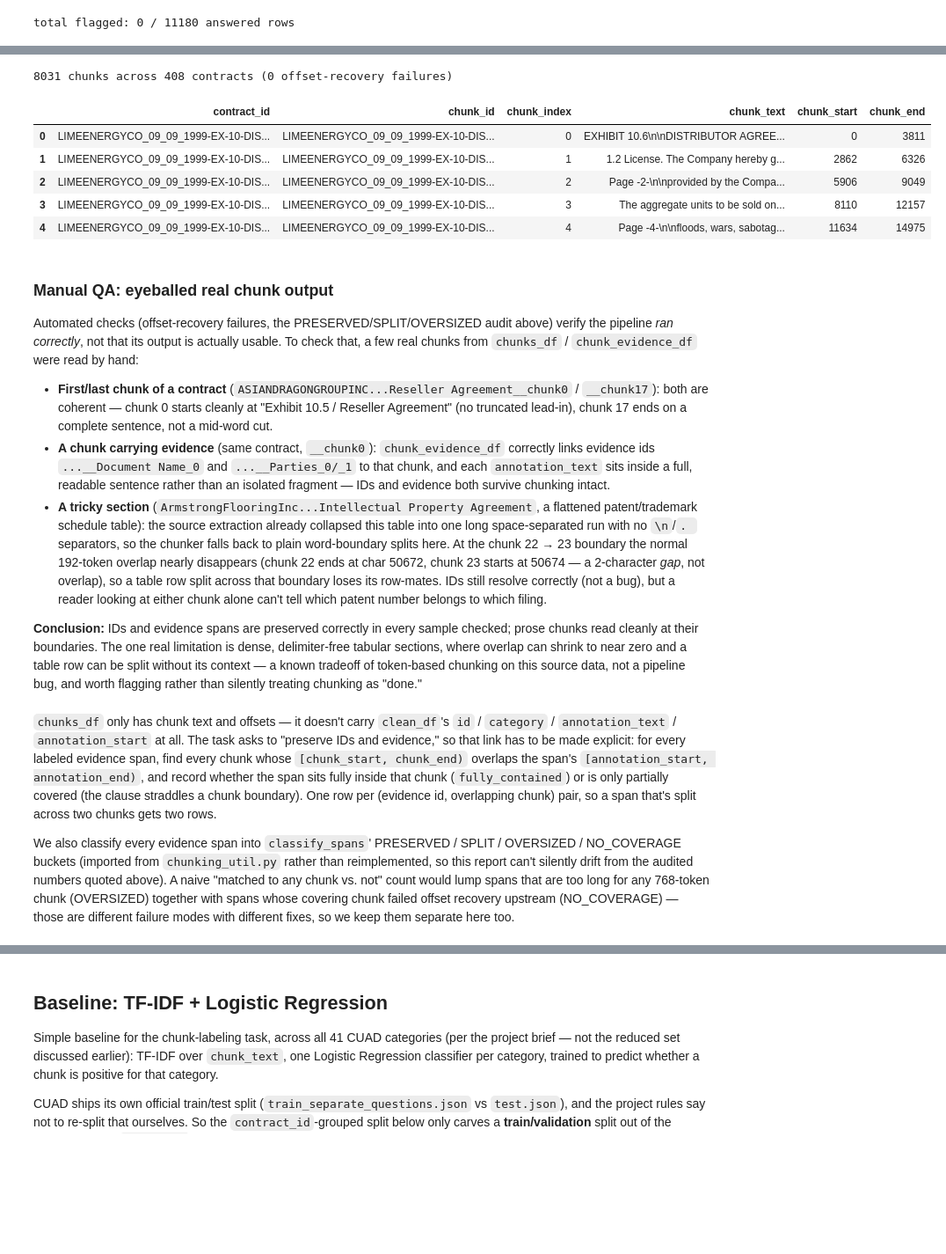
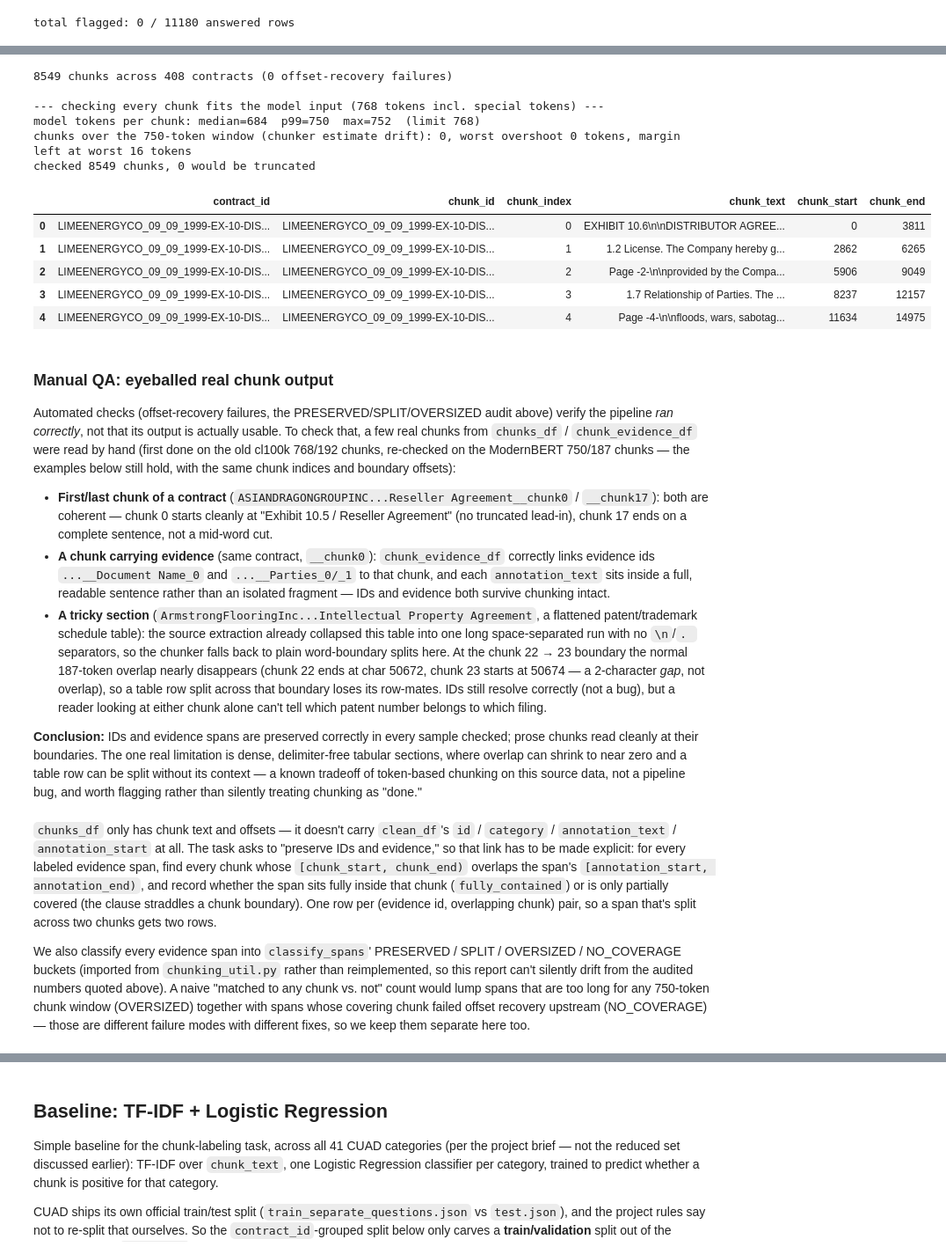
Before and after one commit to Break-Through-Tech/Accenture-1N-contract-review-challenge, a Jupyter notebook: notebooks/main_pipeline.ipynb, the cells around one changed output, grey strips where cells are left out. Shown at 88% size. Saved outputs shown, nothing was run; the diff lists cells and outputs as text; code cells hidden in the pictures; blank space fills up the shorter version.

```diff
--- a/notebooks/main_pipeline.ipynb
+++ b/notebooks/main_pipeline.ipynb
@@ -69,16 +81,7 @@ of a whitespace-normalized copy.
 # %%
-WINDOW_SIZE = 768
-OVERLAP = 192
-ENCODING_NAME = "cl100k_base"
-
-encoding = tiktoken.get_encoding(ENCODING_NAME)
-
-def token_len(text: str) -> int:
-    return len(encoding.encode(text))
-
-chunker = RecursiveTokenChunker(
-    chunk_size=WINDOW_SIZE,
-    chunk_overlap=OVERLAP,
-    separators=["\n\n", "\n", ". ", " ", ""],
-    length_function=token_len,
-)
+# token counter = ModernBERT's tokenizer without special tokens ([CLS]/[SEP] are already
+# subtracted out of WINDOW_SIZE); first run downloads the tokenizer from the Hugging Face Hub
+token_len = get_token_len_fn()
+chunker = build_chunker(token_len)
+print(f"chunking with {MODEL_NAME}'s tokenizer: window={WINDOW_SIZE}, overlap={OVERLAP}, "
+      f"model max_length={MAX_LENGTH}")
@@ -85,29 +91,26 @@ chunker = RecursiveTokenChunker(
 # %%
-contracts = clean_df.drop_duplicates("contract_id")[["contract_id", "text"]]
-rows = []
-for contract_id, text in contracts.itertuples(index=False):
-    for i, (chunk_text, (start, end)) in enumerate(chunk_text_with_offsets(chunker, text)):
-        rows.append({
-            "contract_id": contract_id,
-            "chunk_id": f"{contract_id}__chunk{i}",
-            "chunk_index": i,
-            "chunk_text": chunk_text,
-            "chunk_start": start,
-            "chunk_end": end,
-        })
-chunks_df = pd.DataFrame(rows)
+chunks_df = build_chunks_df(chunker, clean_df)
 
 n_offset_fail = int((chunks_df["chunk_start"] == -1).sum())
 print(f"{len(chunks_df)} chunks across {chunks_df['contract_id'].nunique()} contracts "
       f"({n_offset_fail} offset-recovery failures)")
+
+# every chunk has to fit the model input whole, otherwise a chunk labeled positive could lose the
+# evidence that made it positive -- raises instead of letting that happen silently
+check_no_truncation(chunks_df, load_tokenizer())
 chunks_df.head()
 # %% [output]
-8031 chunks across 408 contracts (0 offset-recovery failures)
+8549 chunks across 408 contracts (0 offset-recovery failures)
+
+--- checking every chunk fits the model input (768 tokens incl. special tokens) ---
+model tokens per chunk: median=684  p99=750  max=752  (limit 768)
+chunks over the 750-token window (chunker estimate drift): 0, worst overshoot 0 tokens, margin left at worst 16 tokens
+checked 8549 chunks, 0 would be truncated
 |  | contract_id | chunk_id | chunk_index | chunk_text | chunk_start | chunk_end |
 | 0 | LIMEENERGYCO_09_09_1999-EX-10-DIS... | LIMEENERGYCO_09_09_1999-EX-10-DIS... | 0 | EXHIBIT 10.6\n\nDISTRIBUTOR AGREE... | 0 | 3811 |
-| 1 | LIMEENERGYCO_09_09_1999-EX-10-DIS... | LIMEENERGYCO_09_09_1999-EX-10-DIS... | 1 | 1.2 License. The Company hereby g... | 2862 | 6326 |
+| 1 | LIMEENERGYCO_09_09_1999-EX-10-DIS... | LIMEENERGYCO_09_09_1999-EX-10-DIS... | 1 | 1.2 License. The Company hereby g... | 2862 | 6265 |
 | 2 | LIMEENERGYCO_09_09_1999-EX-10-DIS... | LIMEENERGYCO_09_09_1999-EX-10-DIS... | 2 | Page -2-\n\nprovided by the Compa... | 5906 | 9049 |
-| 3 | LIMEENERGYCO_09_09_1999-EX-10-DIS... | LIMEENERGYCO_09_09_1999-EX-10-DIS... | 3 | The aggregate units to be sold on... | 8110 | 12157 |
+| 3 | LIMEENERGYCO_09_09_1999-EX-10-DIS... | LIMEENERGYCO_09_09_1999-EX-10-DIS... | 3 | 1.7 Relationship of Parties. The ... | 8237 | 12157 |
 | 4 | LIMEENERGYCO_09_09_1999-EX-10-DIS... | LIMEENERGYCO_09_09_1999-EX-10-DIS... | 4 | Page -4-\n\nfloods, wars, sabotag... | 11634 | 14975 |
 # %% [markdown]
 ### Manual QA: eyeballed real chunk output
@@ -115,7 +118,9 @@ chunks_df.head()
 Automated checks (offset-recovery failures, the PRESERVED/SPLIT/OVERSIZED
 audit above) verify the pipeline *ran correctly*, not that its output is
 actually usable. To check that, a few real chunks from `chunks_df` /
-`chunk_evidence_df` were read by hand:
+`chunk_evidence_df` were read by hand (first done on the old cl100k 768/192
+chunks, re-checked on the ModernBERT 750/187 chunks — the examples below
+still hold, with the same chunk indices and boundary offsets):
 
 - **First/last chunk of a contract** (`ASIANDRAGONGROUPINC...Reseller
   Agreement__chunk0` / `__chunk17`): both are coherent — chunk 0 starts
@@ -131,7 +136,7 @@ actually usable. To check that, a few real chunks from `chunks_df` /
   extraction already collapsed this table into one long space-separated run
   with no `\n`/`. ` separators, so the chunker falls back to plain
   word-boundary splits here. At the chunk 22 → 23 boundary the normal
-  192-token overlap nearly disappears (chunk 22 ends at char 50672, chunk 23
+  187-token overlap nearly disappears (chunk 22 ends at char 50672, chunk 23
   starts at 50674 — a 2-character *gap*, not overlap), so a table row split
   across that boundary loses its row-mates. IDs still resolve correctly (not
   a bug), but a reader looking at either chunk alone can't tell which patent
@@ -159,7 +164,7 @@ SPLIT / OVERSIZED / NO_COVERAGE buckets (imported from
 `chunking_util.py` rather than reimplemented, so this report
 can't silently drift from the audited numbers quoted above). A naive
 "matched to any chunk vs. not" count would lump spans that are too long for
-any 768-token chunk (OVERSIZED) together with spans whose covering chunk
+any 750-token chunk window (OVERSIZED) together with spans whose covering chunk
 failed offset recovery upstream (NO_COVERAGE) — those are different failure
 modes with different fixes, so we keep them separate here too.
 # %%
```
Also changed, not shown: parts of 8 cells of this notebook, 2 other files.
